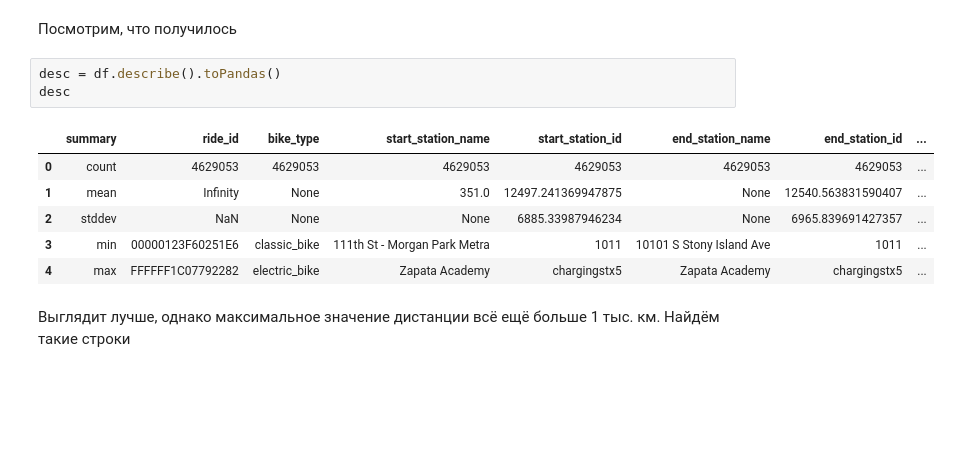
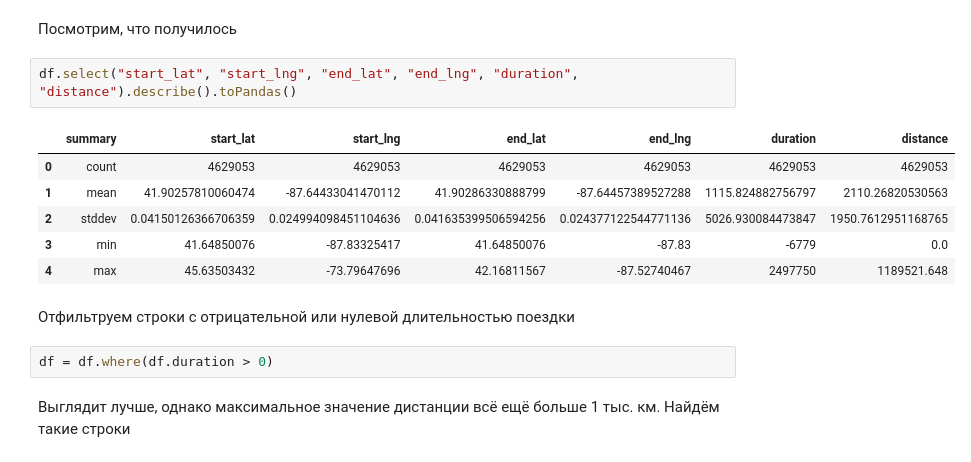
Before and after one commit to Capaldi12/SOBD2022, a Jupyter notebook: lab.ipynb, the cells around one changed output. Saved outputs shown, nothing was run; the diff lists cells and outputs as text; blank space fills up the shorter version.

```diff
--- a/lab.ipynb
+++ b/lab.ipynb
@@ -175,15 +178,18 @@ df = df.withColumn('start_date', parse_date_udf('start_date')) \
 # %% [markdown]
 Посмотрим, что получилось
 # %%
-desc = df.describe().toPandas()
-desc
+df.select("start_lat", "start_lng", "end_lat", "end_lng", "duration", "distance").describe().toPandas()
 # %% [output]
-|  | summary | ride_id | bike_type | start_station_name | start_station_id | end_station_name | end_station_id | ... |
-| 0 | count | 4629053 | 4629053 | 4629053 | 4629053 | 4629053 | 4629053 | ... |
-| 1 | mean | Infinity | None | 351.0 | 12497.241369947875 | None | 12540.563831590407 | ... |
-| 2 | stddev | NaN | None | None | 6885.33987946234 | None | 6965.839691427357 | ... |
-| 3 | min | 00000123F60251E6 | classic_bike | 111th St - Morgan Park Metra | 1011 | 10101 S Stony Island Ave | 1011 | ... |
-| 4 | max | FFFFFF1C07792282 | electric_bike | Zapata Academy | chargingstx5 | Zapata Academy | chargingstx5 | ... |
+|  | summary | start_lat | start_lng | end_lat | end_lng | duration | distance |
+| 0 | count | 4629053 | 4629053 | 4629053 | 4629053 | 4629053 | 4629053 |
+| 1 | mean | 41.90257810060474 | -87.64433041470112 | 41.90286330888799 | -87.64457389527288 | 1115.824882756797 | 2110.26820530563 |
+| 2 | stddev | 0.04150126366706359 | 0.024994098451104636 | 0.041635399506594256 | 0.024377122544771136 | 5026.930084473847 | 1950.7612951168765 |
+| 3 | min | 41.64850076 | -87.83325417 | 41.64850076 | -87.83 | -6779 | 0.0 |
+| 4 | max | 45.63503432 | -73.79647696 | 42.16811567 | -87.52740467 | 2497750 | 1189521.648 |
+# %% [markdown]
+Отфильтруем строки с отрицательной или нулевой длительностью поездки
+# %%
+df = df.where(df.duration > 0)
 # %% [markdown]
 Выглядит лучше, однако максимальное значение дистанции всё ещё больше 1 тыс. км. Найдём такие строки
 # %%
```
Also changed, not shown: parts of 21 cells of this notebook, 1 other file.
